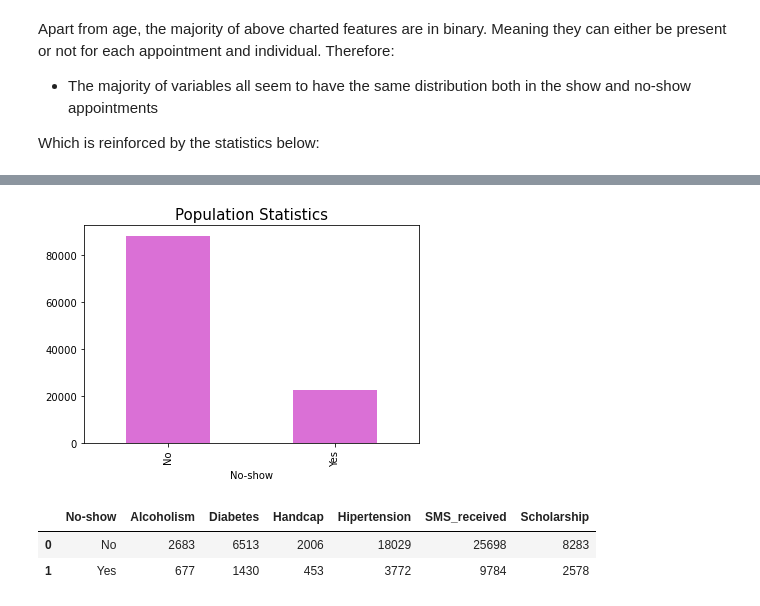
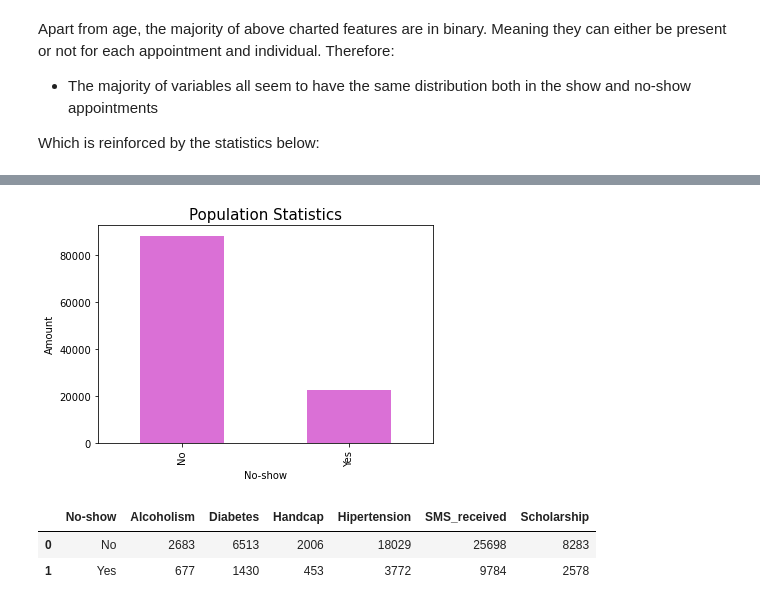
Before and after one commit to Yamamuen/da2, a Jupyter notebook: Project_2.ipynb, the cells around one changed output, grey strips where cells are left out. Cells and saved outputs as stored; diff of their text form; code cells hidden in the pictures.

```diff
--- a/Project_2.ipynb
+++ b/Project_2.ipynb
@@ -127,8 +146,9 @@ df[yes_show].describe()
 | max | 9.999816e+14 | 115.000000 | 1.000000 | 1.000000 | 1.000000 | 1.000000 | 4.000000 | 1.000000 |
 # %%
 df.groupby('No-show')['PatientId'].count().plot(kind = 'bar',color = 'orchid'); plt.title('Population Statistics', fontsize = 15);
+plt.ylabel('Amount');
 # %% [output]
-[figure, old version]
+[figure, new version]
 # %%
 overall = pd.pivot_table(df, index = 'No-show',values=['Scholarship',	'Hipertension',	'Diabetes',	'Alcoholism',	'Handcap',	'SMS_received'], aggfunc = np.sum)
 overall.reset_index(inplace=True)
```
Also changed, not shown: parts of 12 cells of this notebook.
